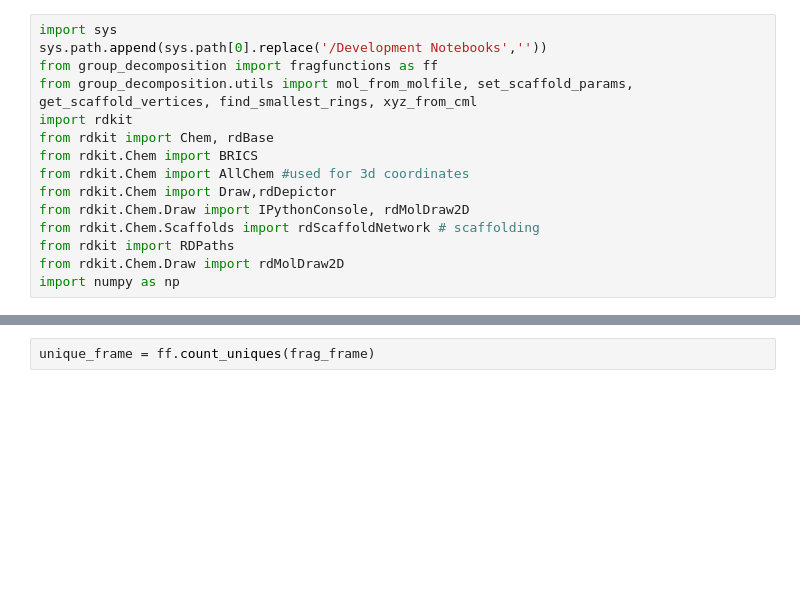
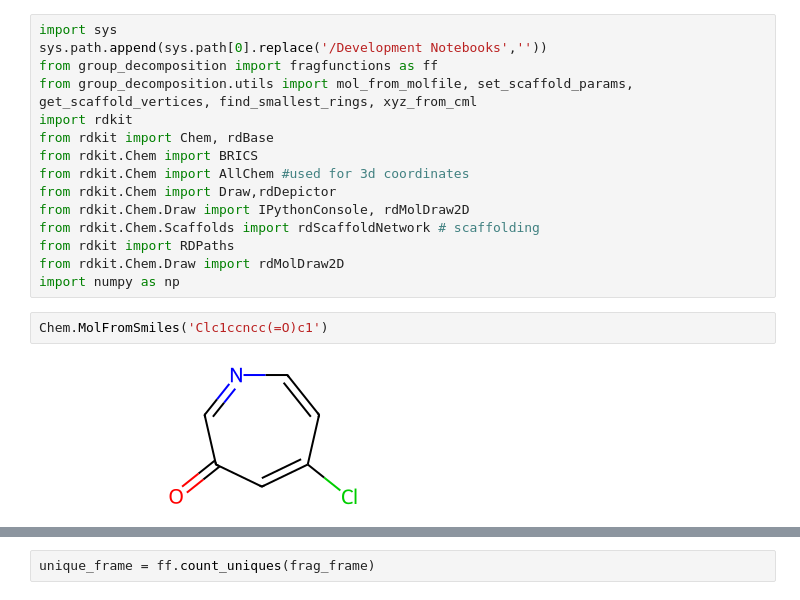
Before and after one commit to kmlefran/group_decomposition, a Jupyter notebook: Development Notebooks/Adding_H.ipynb, the cells around one changed output, grey strips where cells are left out. Cells and saved outputs as stored; diff of their text form; blank space fills up the shorter version.

```diff
--- a/Development Notebooks/Adding_H.ipynb
+++ b/Development Notebooks/Adding_H.ipynb
@@ -13,6 +13,10 @@ from rdkit.Chem.Scaffolds import rdScaffoldNetwork # scaffolding
 from rdkit import RDPaths
 from rdkit.Chem.Draw import rdMolDraw2D
 import numpy as np
+# %%
+Chem.MolFromSmiles('Clc1ccncc(=O)c1')
+# %% [output]
+[figure, added]
 # %%
 frag_frame = ff.identify_connected_fragments('mol.txt',input_type='molfile',cml_file='cml.txt')
 mol = Chem.MolFromMolFile('mol.txt')
```
Also changed, not shown: parts of 3 cells of this notebook, 5 other files.
